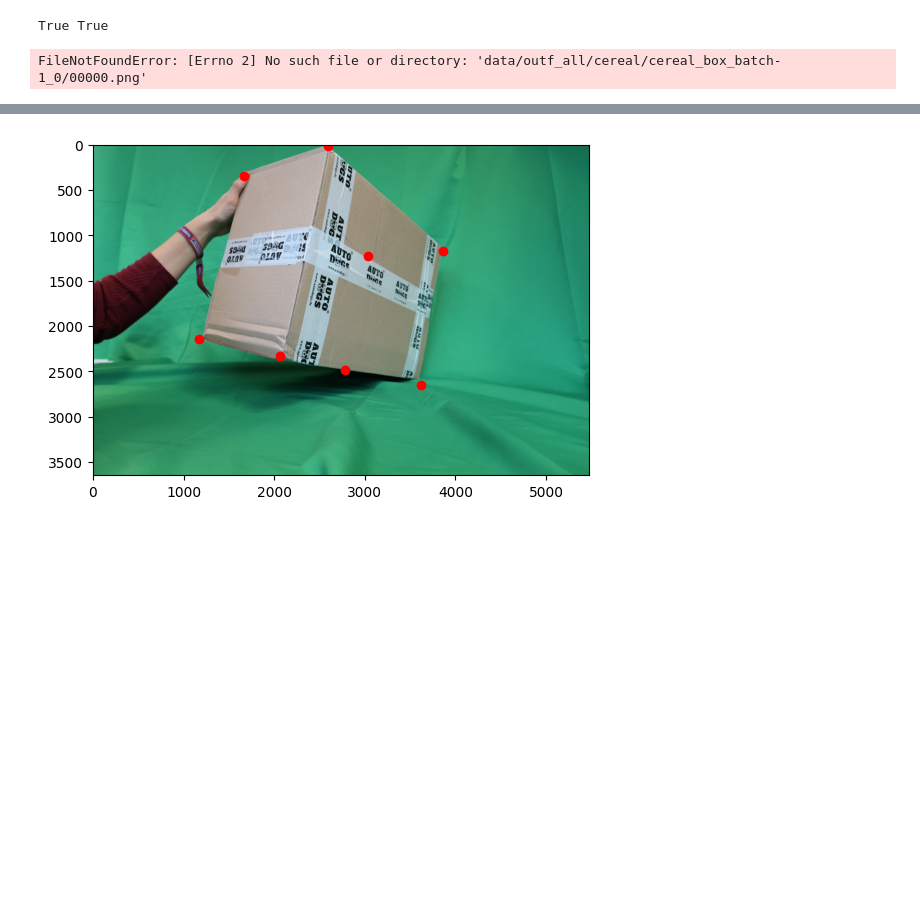
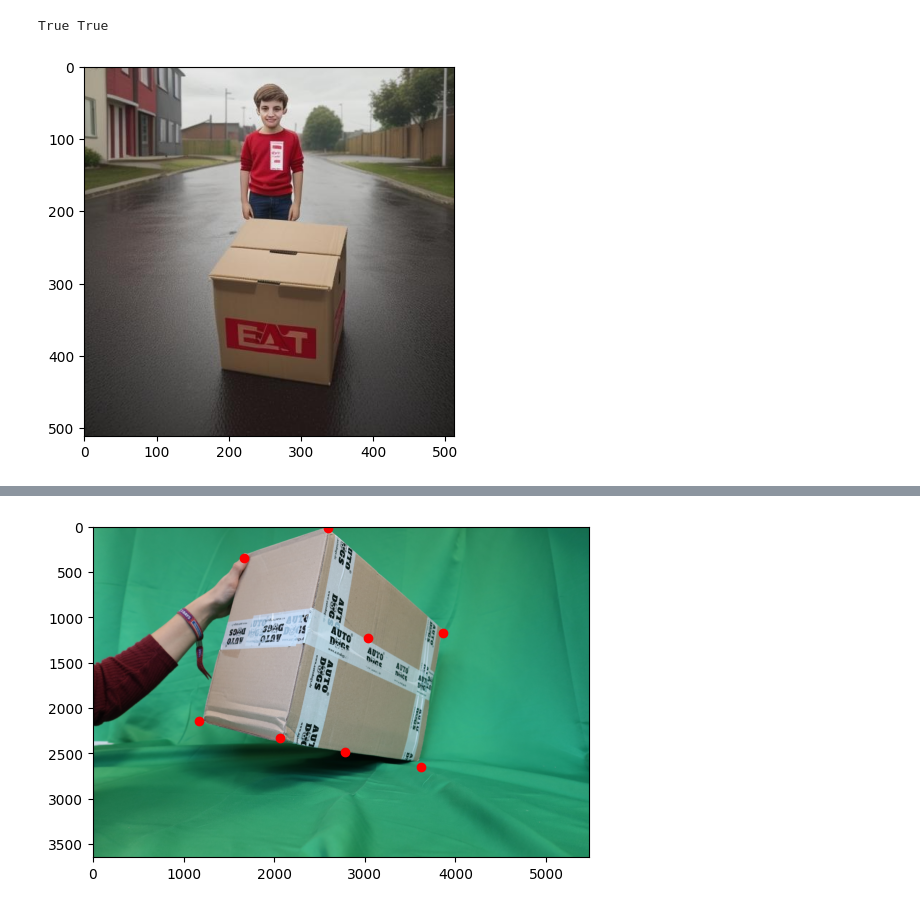
Before and after one commit to aarontenzing/CenterPose-synthetic-training, a Jupyter notebook: test_pnp.ipynb, the cells around one changed output, grey strips where cells are left out. Saved outputs shown, nothing was run; the diff lists cells and outputs as text; code cells hidden in the pictures; blank space fills up the shorter version.

```diff
--- a/test_pnp.ipynb
+++ b/test_pnp.ipynb
@@ -68,12 +27,13 @@ ceareal_gt={"image_name":"00000.png","projected_cuboid": [
 # %%
 # first test with GT cereal:
-size = ceareal_gt["scale"]
-points=ceareal_gt["projected_cuboid"]
-img=plt.imread("data/outf_all/cereal/cereal_box_batch-1_0/00000.png")
+size = syn_gt["whd"]
+points = syn_gt["projection"]
+points = [points[3], points[0], points[7], points[4], points[2], points[1], points[6], points[5], points[8]]
+img = plt.imread("data/synthetic_data/train/1.jpg")
 plt.imshow(img)
 plt.show()
 # %% [output]
-FileNotFoundError: [Errno 2] No such file or directory: 'data/outf_all/cereal/cereal_box_batch-1_0/00000.png'
+[figure, added]
 # %%
 camera_cereal=np.array([[663.0287679036459, 0, 300.2775065104167], [0, 663.0287679036459, 395.00066121419275], [0, 0, 1]])
 camera_ford=np.array([[3648, 0, 2736], [0, 3648, 1824], [0, 0, 1]], dtype=np.float32)
```
Also changed, not shown: parts of 5 cells of this notebook, 13 other files.
